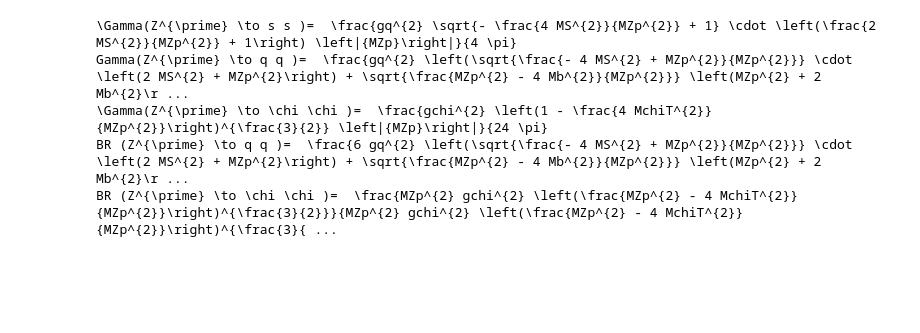
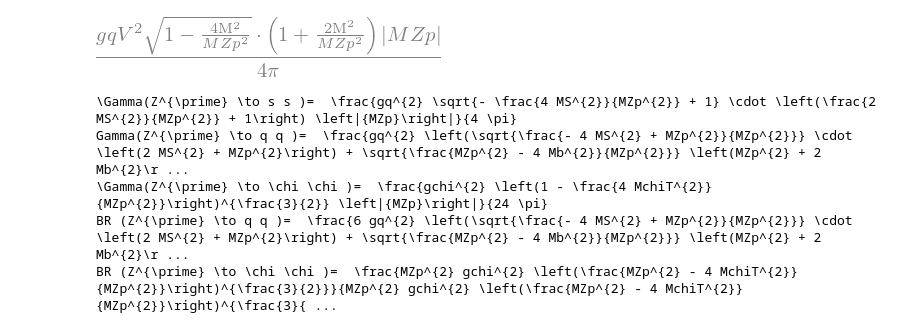
Before and after one commit to SModelS/smodelsv3-paper, a Jupyter notebook: notebooks/BR_Zp_Decays.ipynb, the cells around one changed output. Drawn from its saved outputs; the diff is of its cells as text; code cells hidden in the pictures; blank space fills up the shorter version.

```diff
--- a/notebooks/BR_Zp_Decays.ipynb
+++ b/notebooks/BR_Zp_Decays.ipynb
@@ -75,3 +81,7 @@ def BR_Zp_XX(MZp, gchi, gq, MchiT):
+# %%
+Zpuu(MZp, gqA, gqV)
+# %% [output]
+[figure, added]
 # %%
 #Zpbb(MZp, gq)
 #print(r'\Gamma(Z^{\prime} \to b b )= ', latex(Zpbb(MZp, gq)))
```
Also changed, not shown: parts of 6 cells of this notebook, 24 other files.
